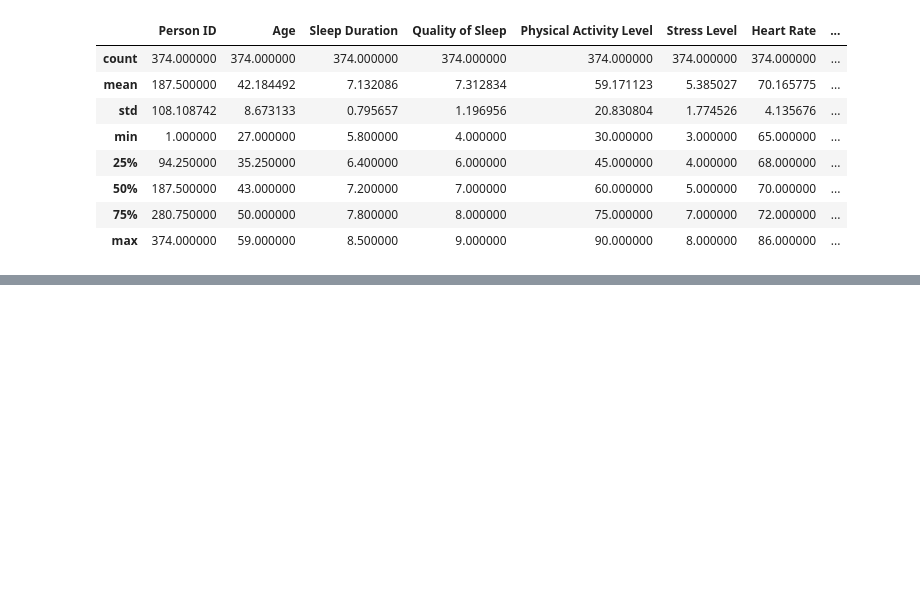
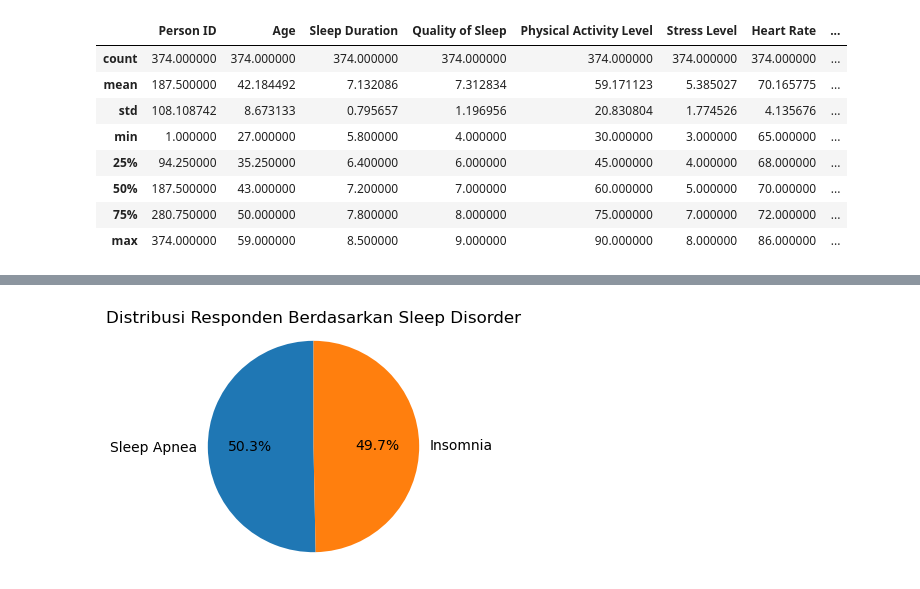
Before and after one commit to nandsh26/daspro24A, a Jupyter notebook: Analisis/analisis.ipynb, the cells around one changed output, grey strips where cells are left out. Saved outputs shown, nothing was run; the diff lists cells and outputs as text; code cells hidden in the pictures; blank space fills up the shorter version.

```diff
--- a/Analisis/analisis.ipynb
+++ b/Analisis/analisis.ipynb
@@ -403,0 +156,9 @@ Nilai R²: 0.435
+# %%
+#Distribusi Sleep Disorder
+plt.figure(figsize = (3,3))
+plt.pie(ds['Sleep Disorder'].value_counts(), labels = ds['Sleep Disorder'].value_counts().index, startangle = 90, autopct='%1.1f%%')
+plt.title('Distribusi Responden Berdasarkan Sleep Disorder')
+plt.axis('equal')
+plt.show()
+# %% [output]
+[figure, added]
```
Also changed, not shown: parts of 57 cells of this notebook.
